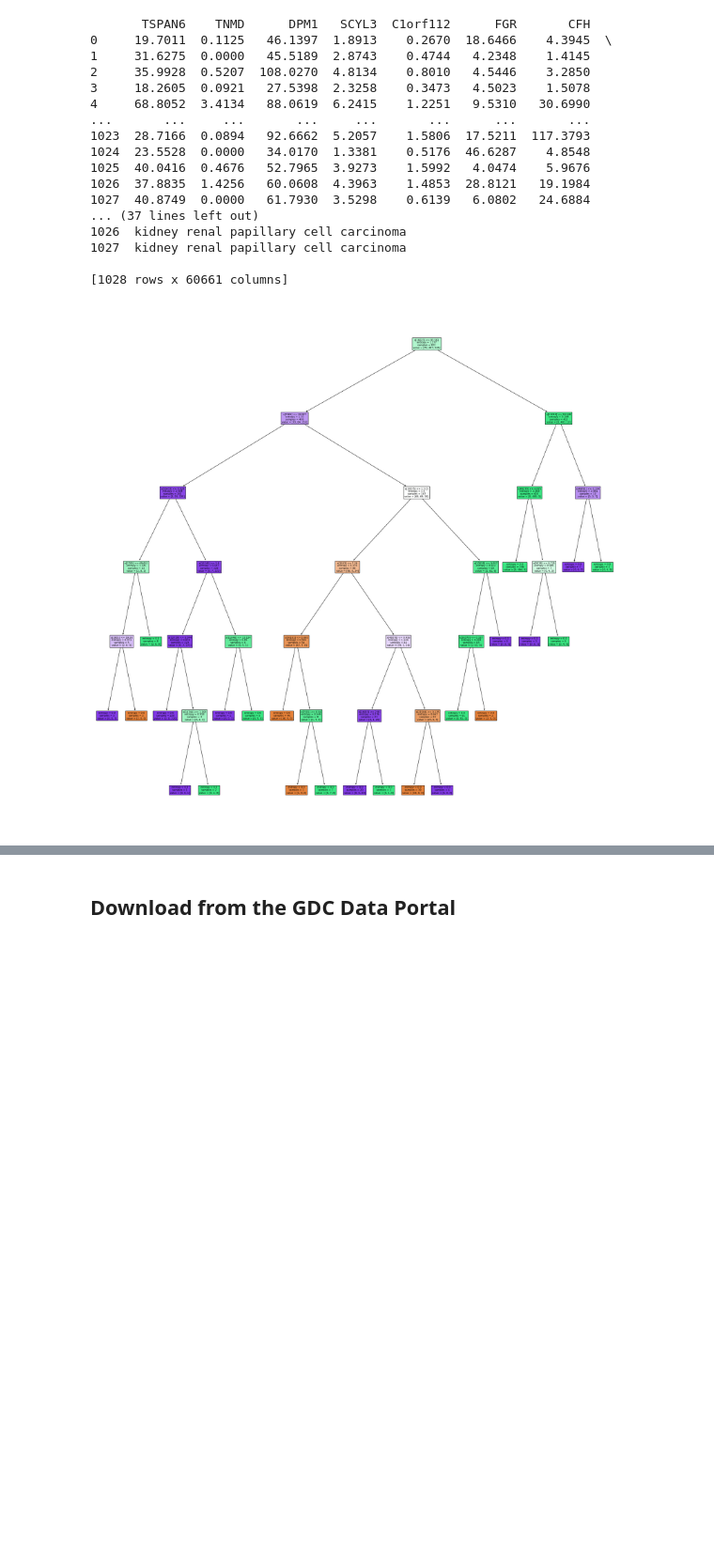
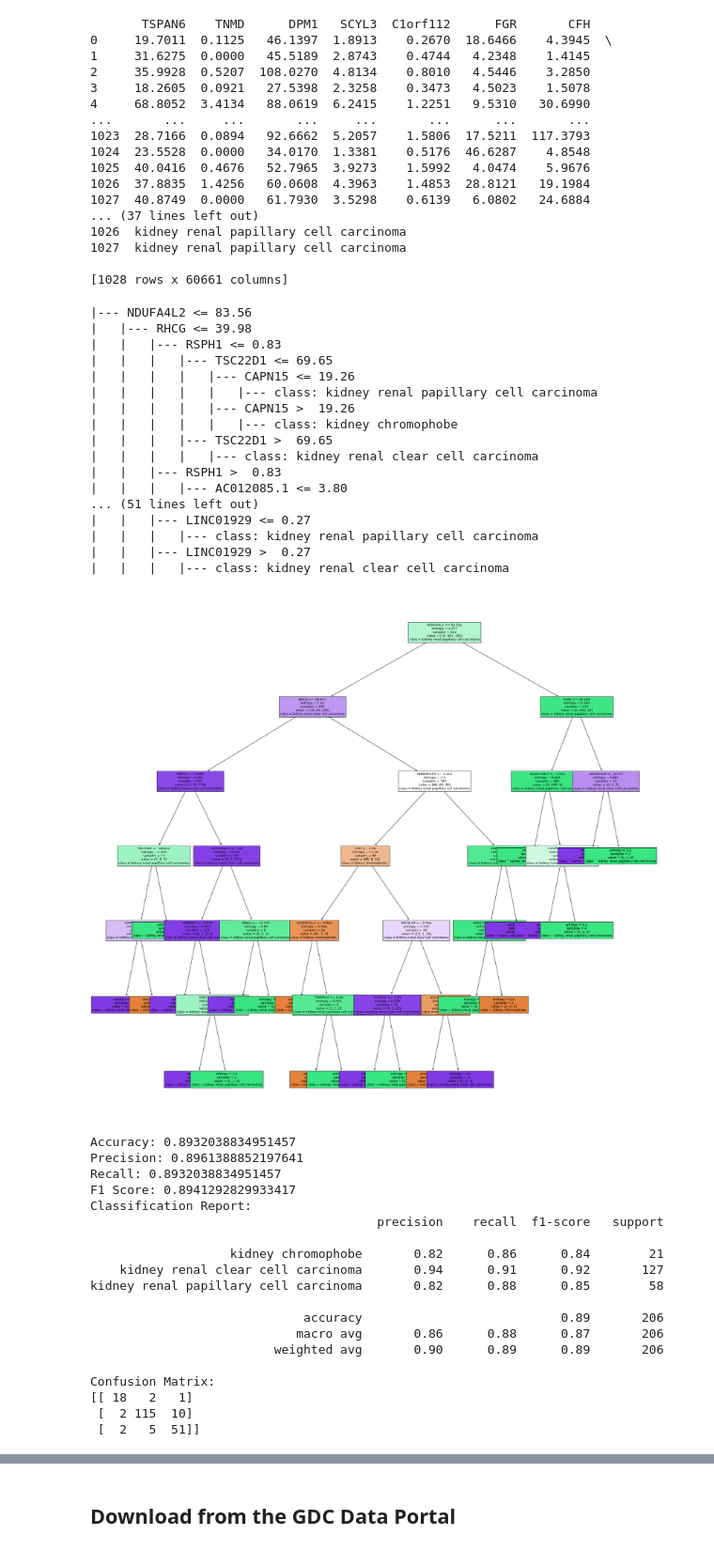
Before and after one commit to HaukeGS/AMLG-Project, a Jupyter notebook: project-cancer-classification.ipynb, the cells around one changed output, grey strips where cells are left out. Shown at 94% size. Drawn from its saved outputs; the diff is of its cells as text; code cells hidden in the pictures; blank space fills up the shorter version.

Commit message:
zwischenstand tree

```diff
--- a/project-cancer-classification.ipynb
+++ b/project-cancer-classification.ipynb
@@ -293,31 +295,20 @@ from sklearn.model_selection import train_test_split
 from sklearn.tree import DecisionTreeClassifier
 import pandas as pd
 # Load the data into a DataFrame
-data = pd.read_csv('final_data_only_tpm.csv')
+data = pd.read_csv(filepath_or_buffer='final_data_only_tpm.csv')
 
 # Split the data into features (X) and target variable (y)
 X = data.drop('cancer_type', axis=1)
 y = data['cancer_type']
 
 # Split the data into training and validation sets
-X_train, X_val, y_train, y_val = train_test_split(X, y, test_size=0.2, random_state=42)
-
-# Create an instance of the DecisionTreeClassifier
-classifier = DecisionTreeClassifier(criterion="entropy", random_state=0)
-
-# Fit the classifier to the training data
-classifier.fit(X_train, y_train)
-
-# Predict the target variable for the validation data
-y_pred = classifier.predict(X_val)
+X_train, X_test, y_train, y_test = train_test_split(X, y, test_size=0.2, random_state=42)
-# %%
-import matplotlib.pyplot as plt
-import sklearn.tree
-#features = data.columns.tolist()
-#sklearn.tree.plot_tree(decision_tree=classifier, class_names = ["kidney chromophobe ", "kidney renal papillary cell carcinoma", "kidney renal clear cell carcinoma"], feature_names=features, fontsize= 6)
-
-_, ax = plt.subplots(figsize=(30,30)) # Resize figure
-sklearn.tree.plot_tree(classifier, filled=True, ax=ax)
-plt.show()
-# %% [output]
-[figure, removed]
+# %%
+# Create an instance of the DecisionTreeClassifier
+classifier = DecisionTreeClassifier(criterion="entropy", random_state=0)
+
+# Fit the classifier to the training data
+classifier.fit(X_train, y_train)
+
+# Predict the target variable for the validation data
+y_pred = classifier.predict(X_test)
@@ -323,0 +358,41 @@ plt.show()
+# %%
+#original tree
+visualize_results(X_test, y_test, classifier)
+# %% [output]
+|--- NDUFA4L2 <= 83.56
+|   |--- RHCG <= 39.98
+|   |   |--- RSPH1 <= 0.83
+|   |   |   |--- TSC22D1 <= 69.65
+|   |   |   |   |--- CAPN15 <= 19.26
+|   |   |   |   |   |--- class: kidney renal papillary cell carcinoma
+|   |   |   |   |--- CAPN15 >  19.26
+|   |   |   |   |   |--- class: kidney chromophobe
+|   |   |   |--- TSC22D1 >  69.65
+|   |   |   |   |--- class: kidney renal clear cell carcinoma
+|   |   |--- RSPH1 >  0.83
+|   |   |   |--- AC012085.1 <= 3.80
+... (51 lines left out)
+|   |   |--- LINC01929 <= 0.27
+|   |   |   |--- class: kidney renal papillary cell carcinoma
+|   |   |--- LINC01929 >  0.27
+|   |   |   |--- class: kidney renal clear cell carcinoma
+[figure, added]
+Accuracy: 0.8932038834951457
+Precision: 0.8961388852197641
+Recall: 0.8932038834951457
+F1 Score: 0.8941292829933417
+Classification Report:
+                                       precision    recall  f1-score   support
+
+                   kidney chromophobe       0.82      0.86      0.84        21
+    kidney renal clear cell carcinoma       0.94      0.91      0.92       127
+kidney renal papillary cell carcinoma       0.82      0.88      0.85        58
+
+                             accuracy                           0.89       206
+                            macro avg       0.86      0.88      0.87       206
+                         weighted avg       0.90      0.89      0.89       206
+
+Confusion Matrix:
+[[ 18   2   1]
+ [  2 115  10]
+ [  2   5  51]]
```
Also changed, not shown: parts of 20 cells of this notebook.
